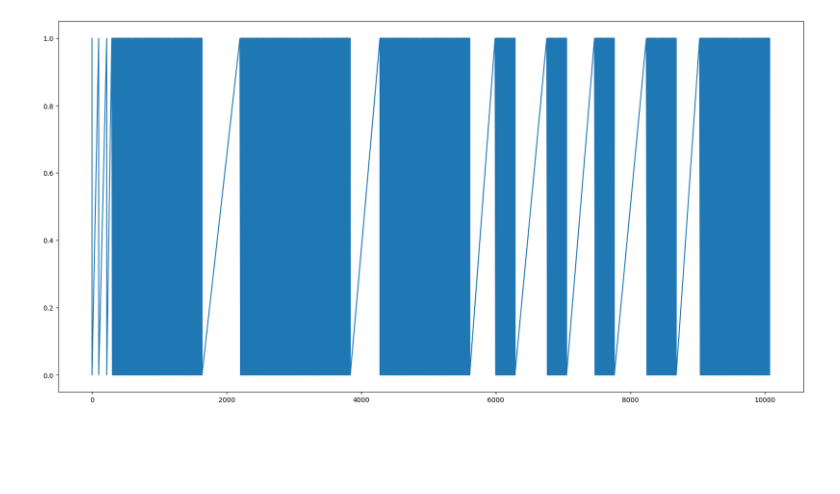
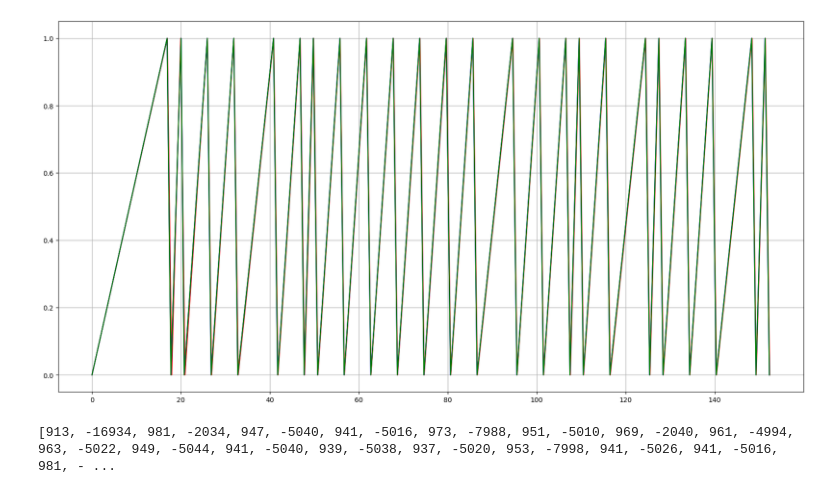
Before and after one commit to alljiang/Flipper-Utils, a Jupyter notebook: subghz_plotter.ipynb, the cells around one changed output. Saved outputs shown, nothing was run; the diff lists cells and outputs as text; code cells hidden in the pictures; blank space fills up the shorter version.

```diff
--- a/subghz_plotter.ipynb
+++ b/subghz_plotter.ipynb
@@ -55,6 +63,35 @@ for i in range(1, len(absolute_times)):
-# %%
-plt.figure(figsize=(20, 10))
-plt.plot(absolute_times, bit_values)
-plt.show()
-# %% [output]
-[figure, removed]
+# %%
+# small wave
+start_index_1 = 2682
+end_index_1 = 2731
+start_index_2 = 2730
+end_index_2 = 2779
+start_index_3 = 2778
+end_index_3 = 2827
+
+absolute_times_1 = absolute_times[start_index_1:end_index_1]
+bit_values_1 = bit_values[start_index_1:end_index_1]
+absolute_times_1 = [x - absolute_times_1[0] for x in absolute_times_1]
+
+absolute_times_2 = absolute_times[start_index_2:end_index_2]
+bit_values_2 = bit_values[start_index_2:end_index_2]
+absolute_times_2 = [x - absolute_times_2[0] for x in absolute_times_2]
+
+absolute_times_3 = absolute_times[start_index_3:end_index_3]
+bit_values_3 = bit_values[start_index_3:end_index_3]
+absolute_times_3 = [x - absolute_times_3[0] for x in absolute_times_3]
+# %%
+plt.figure(figsize=(20, 10))
+plt.plot(absolute_times_1, bit_values_1, label='1', color='red')
+plt.plot(absolute_times_2, bit_values_2, label='2', color='blue')
+plt.plot(absolute_times_3, bit_values_3, label='3', color='green')
+# plt.xticks(np.arange(0, absolute_times[-1], 100))
+plt.grid()
+plt.show()
+# %% [output]
+[figure, added]
+# %%
+new_data = data[start_index_1-2:end_index_3+2]
+print(new_data)
+# %% [output]
+[913, -16934, 981, -2034, 947, -5040, 941, -5016, 973, -7988, 951, -5010, 969, -2040, 961, -4994, 963, -5022, 949, -5044, 941, -5040, 939, -5038, 937, -5020, 953, -7998, 941, -5026, 941, -5016, 981, - ...
```
Also changed, not shown: parts of 3 cells of this notebook, 2 other files.
